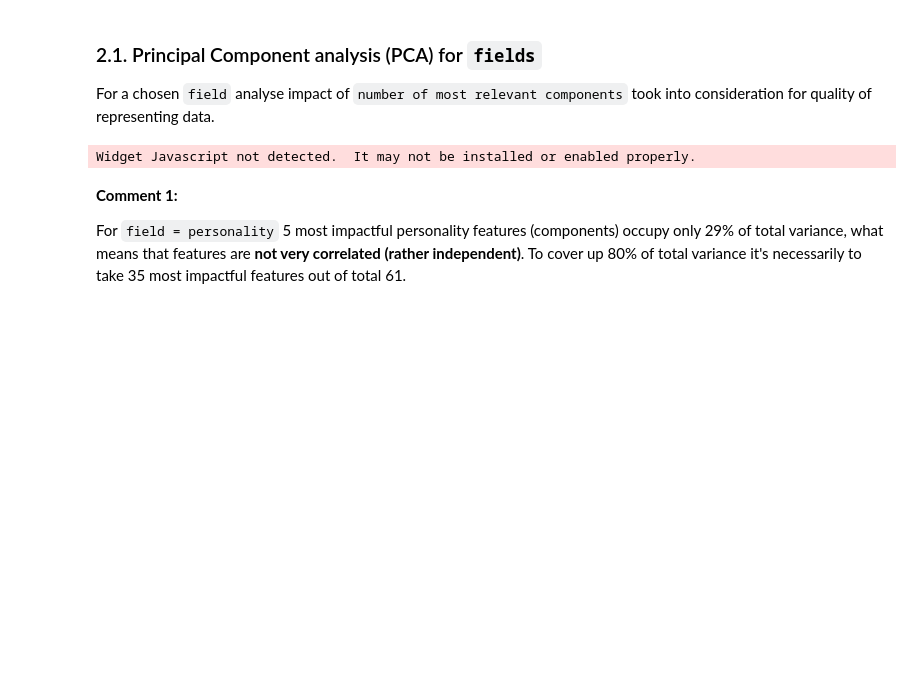
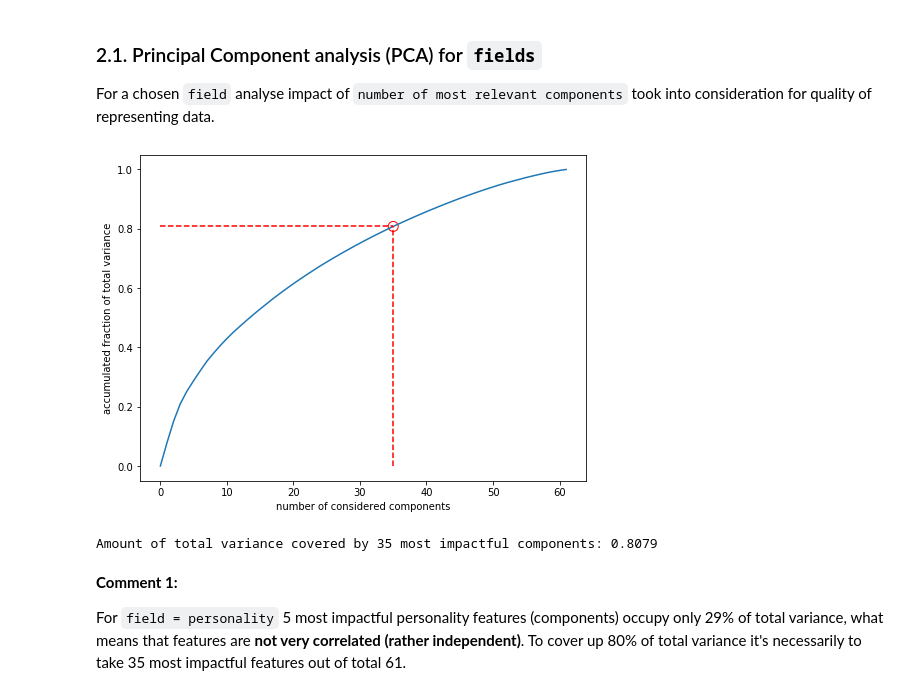
Before and after one commit to KrystianPlackowski/Young-People-Survey, a Jupyter notebook: main.ipynb, the cells around one changed output. Drawn from its saved outputs; the diff is of its cells as text; code cells hidden in the pictures; blank space fills up the shorter version.

```diff
--- a/main.ipynb
+++ b/main.ipynb
@@ -0,0 +4,2 @@
+# %%
+running = 0
@@ -112,33 +117,37 @@ For a chosen `field` analyse impact of `number of most relevant components` took
 # %%
 @interact(field = ['personality','phobias','music','movies','hobbies'], noOfComponents = IntSlider(35,1,60,1))
 def PCA(field, noOfComponents):
     field = field_name[field]
 
     df = field.dropna()
     df_np = np.array(df)
 
     # Calculate covarriance matrix for all features (columns) in TYPE
 
     Sigma = np.cov(df_np, rowvar=0, bias=1)
 
     # Calculate eigenvectors of covarriance matrix
 
     eigenvalues, eigenvectors = np.linalg.eigh(Sigma)
 
     plt.figure(figsize=(8,6))
     plt.plot([0]+[sum(eigenvalues[-i:]) / sum(eigenvalues) for i in range(1, field.shape[1]+1)])
     plt.xlabel('number of considered components')
     plt.ylabel('accumulated fraction of total variance')
 
     x = noOfComponents
     y = (lambda i: sum(eigenvalues[-i:]) / sum(eigenvalues))(noOfComponents)
     plt.scatter([x], [y], s=100, edgecolors='r', facecolors = 'none')
     plt.plot([x,x], [0,y], c='r', linestyle='dashed')
     plt.plot([0,x], [y,y], c='r', linestyle='dashed')
     plt.show()
     print('Amount of total variance covered by {} most impactful components: {}'.format(x, np.round(y, 4)))
+
+if running == 0:
+    PCA('personality', 35)
 # %% [output]
+[figure, added]
-Widget Javascript not detected.  It may not be installed or enabled properly.
+Amount of total variance covered by 35 most impactful components: 0.8079
 # %% [markdown]
 **Comment 1:**
 
```
Also changed, not shown: parts of 9 cells of this notebook.
